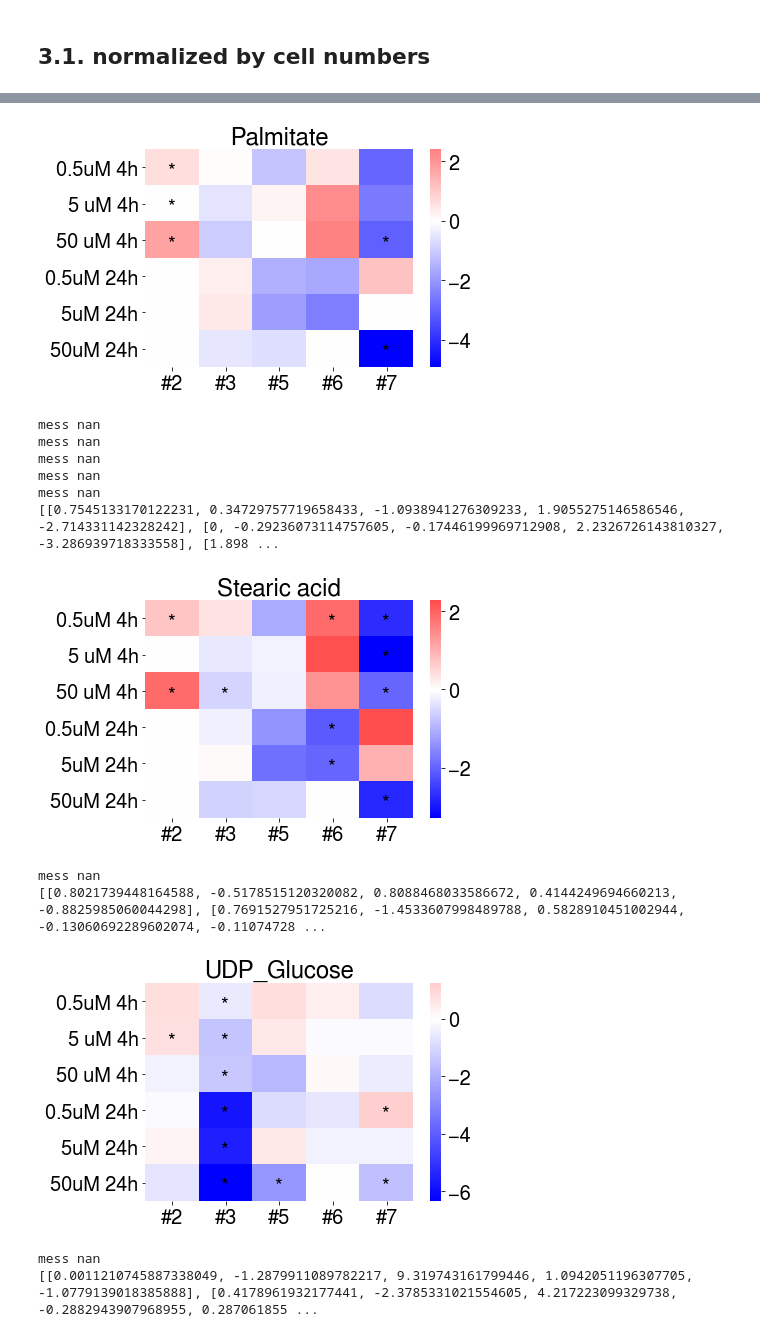
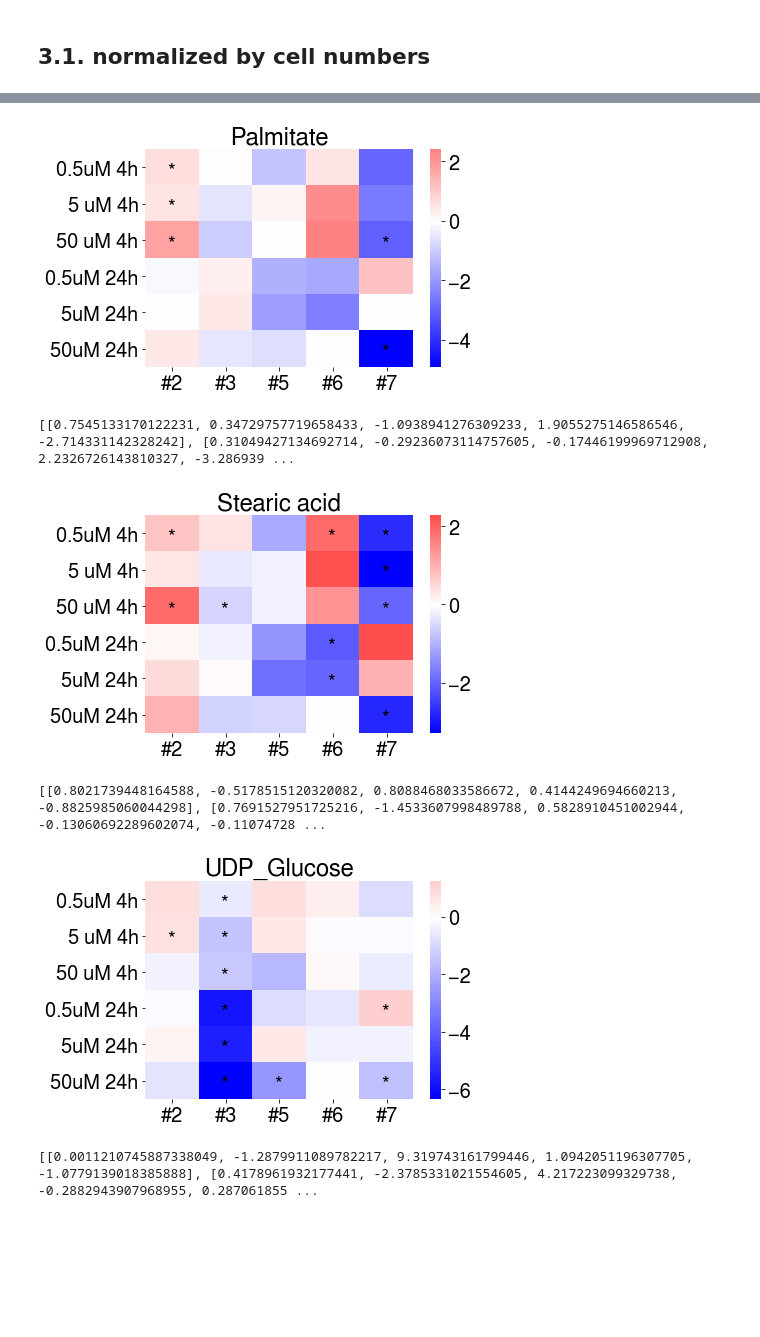
Before and after one commit to adelomana/HUVECs, a Jupyter notebook: 02.analysis_intra_new_specific.ipynb, the cells around one changed output, grey strips where cells are left out. Cells and saved outputs as stored; diff of their text form; code cells hidden in the pictures; blank space fills up the shorter version.

```diff
--- a/02.analysis_intra_per_experiment.ipynb
+++ b/02.analysis_intra_new_specific.ipynb
@@ -83,18 +83,22 @@ for metabolite in metabolites:
                 sample_cn_norm_values = raw_sample_values * cnf_sample
                 reference_cn_norm_values = raw_reference_values * cnf_reference
 
-                fc = numpy.mean(sample_cn_norm_values) / numpy.mean(reference_cn_norm_values)
+                fc = numpy.nanmean(sample_cn_norm_values) / numpy.nanmean(reference_cn_norm_values)
                 log2fc = numpy.log2(fc)
-                if numpy.isfinite(log2fc) == False:
-                    print('mess', log2fc)
-                    log2fc = 0
+
+                if (numpy.nanmean(reference_cn_norm_values) == 0) or (numpy.nanmean(sample_cn_norm_values) == 0):
+                    a = numpy.nanmean(reference_cn_norm_values)
+                    b = numpy.nanmean(sample_cn_norm_values)
+                    epsilon = 0.05 * numpy.mean([a, b])
+                    fc = (b + epsilon) / (a + epsilon)
+                    log2fc = numpy.log2(fc)
+                    print(a, b, epsilon, log2fc)
+
+                if (len(sample_cn_norm_values) > 1) & (len(reference_cn_norm_values) > 1):
+                    stat, pvalue = scipy.stats.mannwhitneyu(sample_cn_norm_values, reference_cn_norm_values)
+                else:
+                    stat = 'bypassed'; log2fc = 0; pvalue = 1
                 mhvs.append(log2fc)
-
-                if len(sample_cn_norm_values) > 1:
-                    if len(reference_cn_norm_values) > 1:
-                        stat, pvalue = scipy.stats.mannwhitneyu(sample_cn_norm_values, reference_cn_norm_values)
-                else:
-                    stat = 'bypassed'; pvalue = 1
 
                 if pvalue < 0.05:
                     shvs.append(True)
@@ -126,6 +130,7 @@ for metabolite in metabolites:
                 f.write('\t cnf_reference \t {} \n'.format(cnf_reference))
                 f.write('\t sample_cn_norm_values \t {} \n'.format(sample_cn_norm_values))
                 f.write('\t reference_cn_norm_values \t {} \n'.format(reference_cn_norm_values))
+                f.write('\t log2fc \t {} \n'.format(log2fc))
                 f.write('\t U-MW \t {} {} \n'.format(stat, pvalue))
             ###
             ### majority vote
@@ -154,7 +159,7 @@ for metabolite in metabolites:
             if significance_heatmap[j][i] == True:
                 matplotlib.pyplot.text(i+0.4, j+0.75, '*')
 
-    matplotlib.pyplot.title(metabolite)
+    matplotlib.pyplot.title('{}'.format(metabolite))
     matplotlib.pyplot.show()
 
 f.close()
@@ -168,14 +168,7 @@ mess nan
 [figure]
-mess nan
-mess nan
-mess nan
-mess nan
-mess nan
-[[0.7545133170122231, 0.34729757719658433, -1.0938941276309233, 1.9055275146586546, -2.714331142328242], [0, -0.29236073114757605, -0.17446199969712908, 2.2326726143810327, -3.286939718333558], [1.898 ...
+[[0.7545133170122231, 0.34729757719658433, -1.0938941276309233, 1.9055275146586546, -2.714331142328242], [0.31049427134692714, -0.29236073114757605, -0.17446199969712908, 2.2326726143810327, -3.286939 ...
-[figure, old version]
+[figure, new version]
-mess nan
 [[0.8021739448164588, -0.5178515120320082, 0.8088468033586672, 0.4144249694660213, -0.8825985060044298], [0.7691527951725216, -1.4533607998489788, 0.5828910451002944, -0.13060692289602074, -0.11074728 ...
 [figure]
-mess nan
 [[0.0011210745887338049, -1.2879911089782217, 9.319743161799446, 1.0942051196307705, -1.0779139018385888], [0.4178961932177441, -2.3785331021554605, 4.217223099329738, -0.2882943907968955, 0.287061855 ...
 [figure]
```
Also changed, not shown: parts of 1 cell of this notebook, 1 other file.
